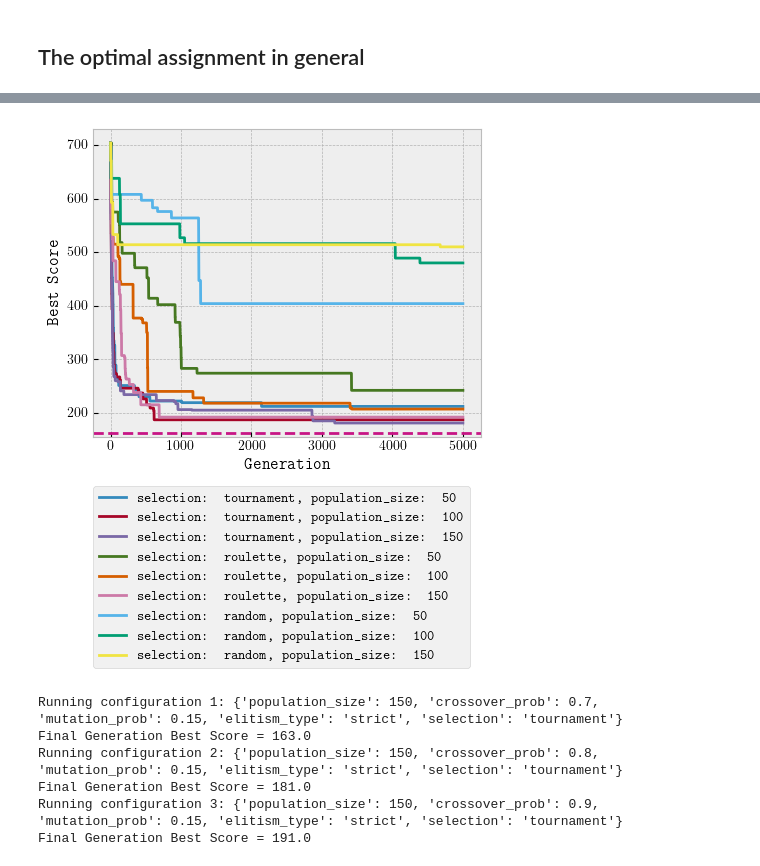
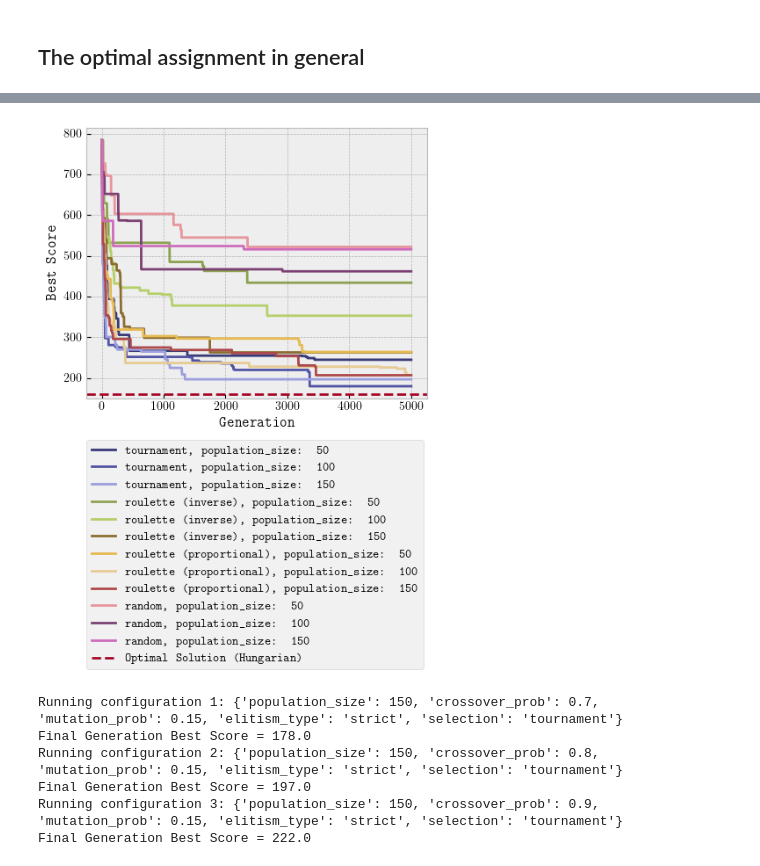
Before and after one commit to salomeaaleksandra/EvolutionaryAlgorithm, a Jupyter notebook: EvolutionaryAlgorithmTest.ipynb, the cells around one changed output, grey strips where cells are left out. Saved outputs shown, nothing was run; the diff lists cells and outputs as text; code cells hidden in the pictures.

Commit message:
Different scaling methods - to be added in report and description

```diff
--- a/EvolutionaryAlgorithmTest.ipynb
+++ b/EvolutionaryAlgorithmTest.ipynb
@@ -4,6 +4,8 @@ import EvolutionaryAlgorithm
 import numpy as np
 import matplotlib.pyplot as plt
 plt.style.use('bmh')
+# %%
+plt_colors = plt.rcParams['axes.prop_cycle'].by_key()['color']
 # %%
 G = evoalgfunc.generate_bipartite_weighted_graph(5, 5, max_weight=100)
 # %%
@@ -106,15 +108,18 @@ plt.rcParams.update({
 })
 # %%
 parameter_configs = [
-    {"population_size": 50, "crossover_prob": 0.8, "mutation_prob": 0.15, "elitism_type": "strict", "selection": "tournament"},
-    {"population_size": 100, "crossover_prob": 0.8, "mutation_prob": 0.15, "elitism_type": "strict", "selection": "tournament"},
-    {"population_size": 150, "crossover_prob": 0.8, "mutation_prob": 0.15, "elitism_type": "strict", "selection": "tournament"},
-    {"population_size": 50, "crossover_prob": 0.8, "mutation_prob": 0.15, "elitism_type": "strict", "selection": "roulette"},
-    {"population_size": 100, "crossover_prob": 0.8, "mutation_prob": 0.15, "elitism_type": "strict", "selection": "roulette"},
-    {"population_size": 150, "crossover_prob": 0.8, "mutation_prob": 0.15, "elitism_type": "strict", "selection": "roulette"},
-    {"population_size": 50, "crossover_prob": 0.8, "mutation_prob": 0.15, "elitism_type": "strict", "selection": "random"},
-    {"population_size": 100, "crossover_prob": 0.8, "mutation_prob": 0.15, "elitism_type": "strict", "selection": "random"},
-    {"population_size": 150, "crossover_prob": 0.8, "mutation_prob": 0.15, "elitism_type": "strict", "selection": "random"},
+    {"population_size": 50, "crossover_prob": 0.8, "mutation_prob": 0.15, "selection": "tournament"},
+    {"population_size": 100, "crossover_prob": 0.8, "mutation_prob": 0.15, "selection": "tournament"},
+    {"population_size": 150, "crossover_prob": 0.8, "mutation_prob": 0.15, "selection": "tournament"},
+    {"population_size": 50, "crossover_prob": 0.8, "mutation_prob": 0.15, "selection": "roulette", "scaling": "inverse"},
+    {"population_size": 100, "crossover_prob": 0.8, "mutation_prob": 0.15, "selection": "roulette", "scaling": "inverse"},
+    {"population_size": 150, "crossover_prob": 0.8, "mutation_prob": 0.15, "selection": "roulette", "scaling": "inverse"},
+    {"population_size": 50, "crossover_prob": 0.8, "mutation_prob": 0.15, "selection": "roulette", "scaling": "proportional"},
+    {"population_size": 100, "crossover_prob": 0.8, "mutation_prob": 0.15, "selection": "roulette", "scaling": "proportional"},
+    {"population_size": 150, "crossover_prob": 0.8, "mutation_prob": 0.15, "selection": "roulette", "scaling": "proportional"},
+    {"population_size": 50, "crossover_prob": 0.8, "mutation_prob": 0.15, "selection": "random"},
+    {"population_size": 100, "crossover_prob": 0.8, "mutation_prob": 0.15, "selection": "random"},
+    {"population_size": 150, "crossover_prob": 0.8, "mutation_prob": 0.15, "selection": "random"},
 ]
 # %%
 generations = 5000
@@ -122,15 +127,21 @@ results = {}
 
 for i, config in enumerate(parameter_configs):
     print(f"Running configuration {i + 1}: {config}")
+    if config["selection"] == "roulette":
+        selection_type = f"roulette ({config['scaling']})"
+    else:
+        selection_type = config["selection"]
     ea = EvolutionaryAlgorithm.EvolutionaryAlgorithm(G,
                                                      population_size=config["population_size"],
                                                      generations=generations,
                                                      crossover_prob=config["crossover_prob"],
                                                      mutation_prob=config["mutation_prob"],
-                                                     elitism_type=config["elitism_type"],
+                                                     elitism_type="strict",
                                                      selection=config["selection"],
+                                                     scaling=config["scaling"] if config["selection"] == "roulette" else None,
+                                                     elite_count=10,
                                                      seed=42
                                                     )
     _, _, _, best_scores = ea.run()
-    results[f"selection: {config['selection']}, population_size: {config['population_size']}"] = best_scores
+    results[f"{selection_type}, population_size: {config['population_size']}"] = best_scores
 # %% [output]
@@ -155,25 +165,28 @@ Final Generation Best Score = 510.0
+# %%
+cmap = plt.colormaps["tab20b"]
+colors = [cmap(i / len(results)) for i in range(len(results))]
 # %%
 plt.figure(figsize=(5, 4))
-for label, scores in results.items():
-    plt.plot(range(1, len(scores) + 1), scores, label=label)
+for idx, (label, scores) in enumerate(results.items()):
+    plt.plot(range(1, len(scores) + 1), scores, color=colors[idx], label=label)
 
-plt.axhline(optimal_solution, linestyle='--', color='mediumvioletred')
+plt.axhline(optimal_solution, linestyle='--', color=plt_colors[1], label="Optimal Solution (Hungarian)")
 
 #plt.title("Generation vs Best Scores for Different Parameter Configurations")
 plt.xlabel("Generation")
 plt.ylabel("Best Score")
-plt.legend(loc='lower left', bbox_to_anchor=(0, -0.75), borderaxespad=0.)
+plt.legend(loc='lower left', bbox_to_anchor=(0, -1), borderaxespad=0.)
 plt.grid(True)
 
 plt.savefig(r'EA_test.png',
             #bbox_extra_artists=(legend,),
             bbox_inches='tight',
             dpi=200,
             transparent=True
            )
 plt.show()
 # %% [output]
-[figure, old version]
+[figure, new version]
 # %%
 parameter_configs = [
     {"population_size": 150, "crossover_prob": 0.7, "mutation_prob": 0.15, "elitism_type": "strict", "selection": "tournament"},
@@ -193,16 +206,17 @@ for i, config in enumerate(parameter_configs):
                                                      mutation_prob=config["mutation_prob"],
                                                      elitism_type=config["elitism_type"],
                                                      selection=config["selection"],
+                                                     elite_count=10,
                                                      seed=42
                                                     )
     _, _, _, best_scores = ea.run()
     results[f"selection: {config['selection']}, crossover_prob: {config['crossover_prob']}"] = best_scores
 # %% [output]
 Running configuration 1: {'population_size': 150, 'crossover_prob': 0.7, 'mutation_prob': 0.15, 'elitism_type': 'strict', 'selection': 'tournament'}
-Final Generation Best Score = 163.0
+Final Generation Best Score = 178.0
 Running configuration 2: {'population_size': 150, 'crossover_prob': 0.8, 'mutation_prob': 0.15, 'elitism_type': 'strict', 'selection': 'tournament'}
-Final Generation Best Score = 181.0
+Final Generation Best Score = 197.0
 Running configuration 3: {'population_size': 150, 'crossover_prob': 0.9, 'mutation_prob': 0.15, 'elitism_type': 'strict', 'selection': 'tournament'}
-Final Generation Best Score = 191.0
+Final Generation Best Score = 222.0
 # %%
 plt.figure(figsize=(5, 4))
```
Also changed, not shown: parts of 14 cells of this notebook, 7 other files.
